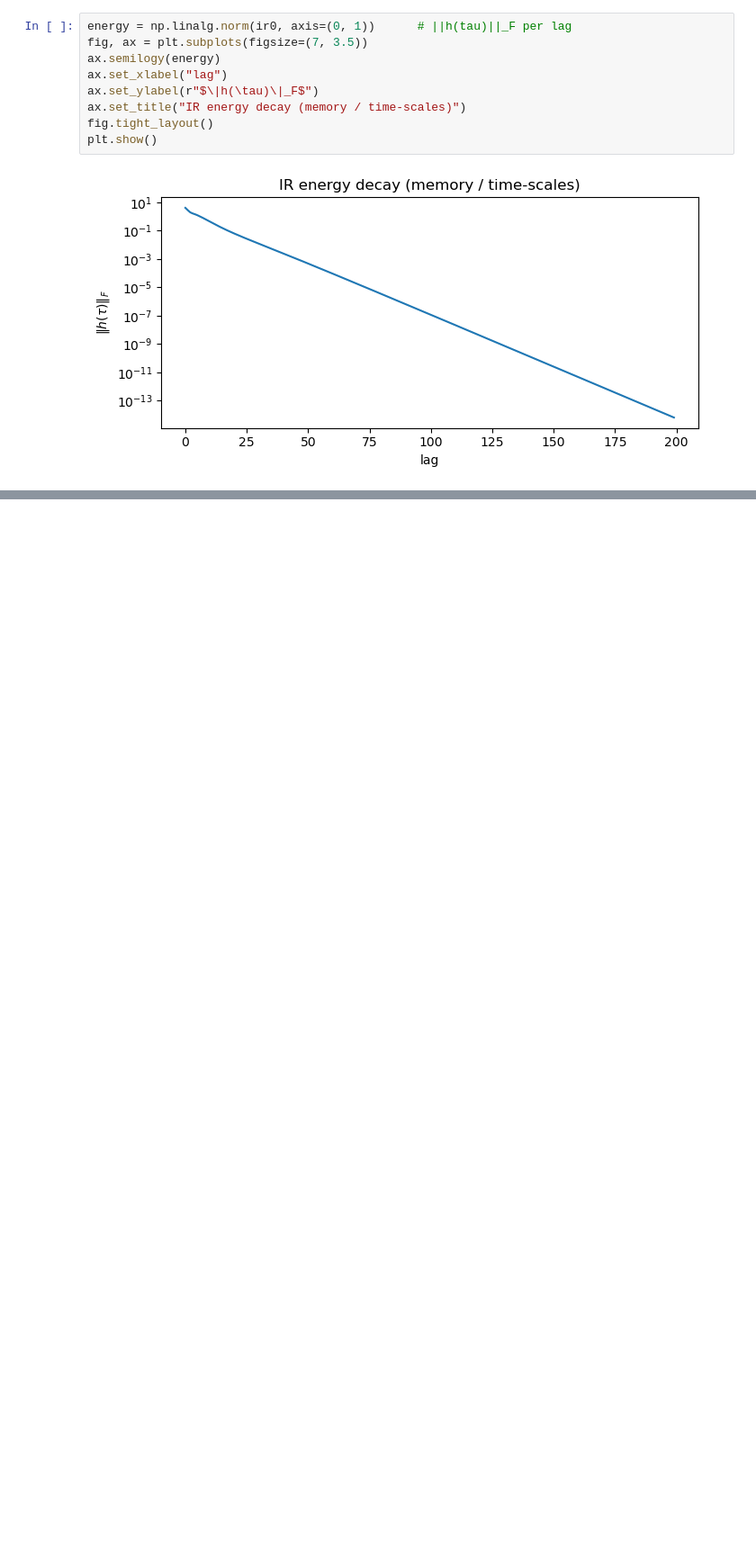
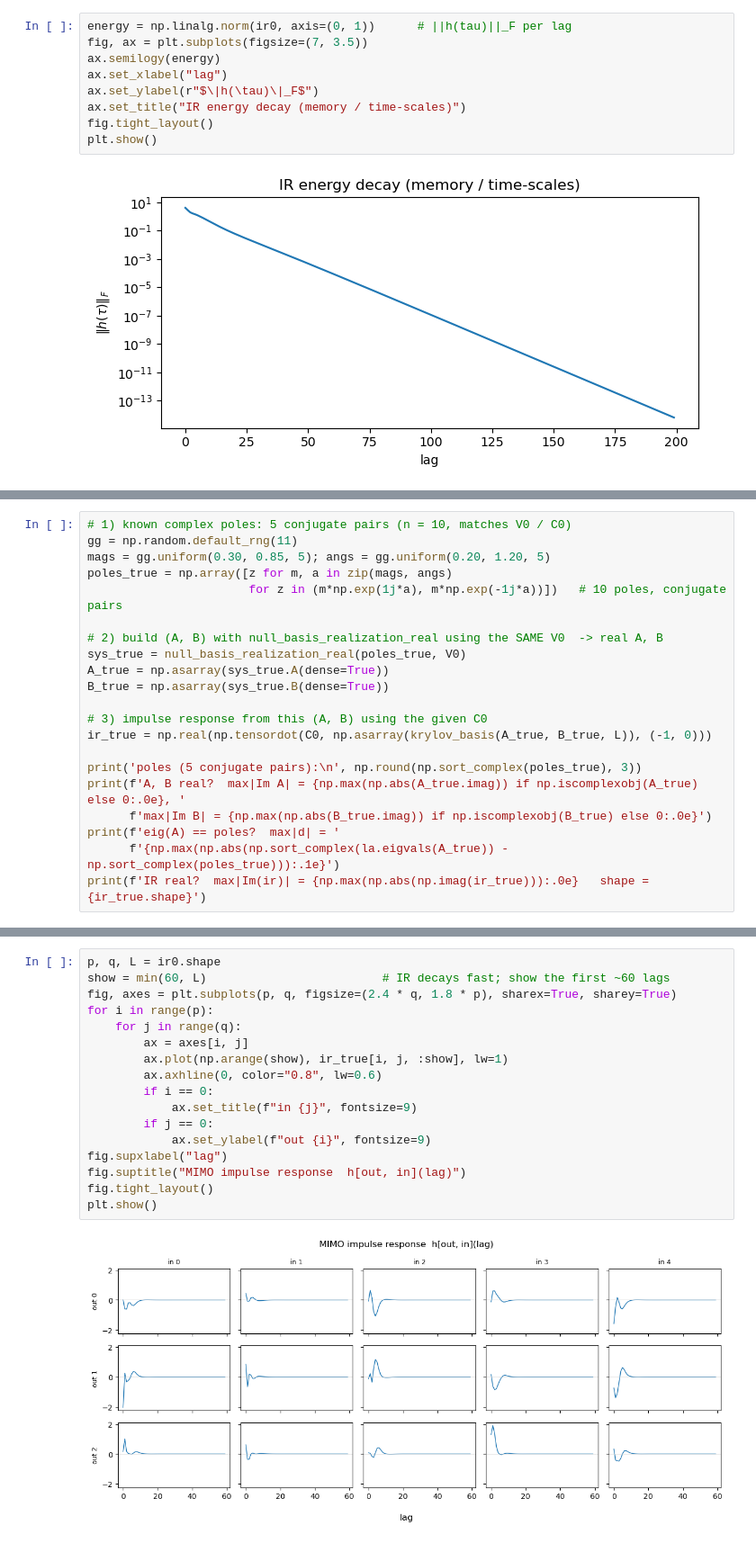
Before and after one commit to QFStudent/genesis-alpha, a Jupyter notebook: notebooks/test_mor.ipynb, the cells around one changed output, grey strips where cells are left out. Shown at 90% size. Drawn from its saved outputs; the diff is of its cells as text; blank space fills up the shorter version.

```diff
--- a/notebooks/test_mor.ipynb
+++ b/notebooks/test_mor.ipynb
@@ -81,0 +229,21 @@ array([0.00523246, 0.04632223, 0.12447962, 0.23205404, 0.35851535,
+# %%
+# 1) known complex poles: 5 conjugate pairs (n = 10, matches V0 / C0)
+gg = np.random.default_rng(11)
+mags = gg.uniform(0.30, 0.85, 5); angs = gg.uniform(0.20, 1.20, 5)
+poles_true = np.array([z for m, a in zip(mags, angs)
+                       for z in (m*np.exp(1j*a), m*np.exp(-1j*a))])   # 10 poles, conjugate pairs
+
+# 2) build (A, B) with null_basis_realization_real using the SAME V0  -> real A, B
+sys_true = null_basis_realization_real(poles_true, V0)
+A_true = np.asarray(sys_true.A(dense=True))
+B_true = np.asarray(sys_true.B(dense=True))
+
+# 3) impulse response from this (A, B) using the given C0
+ir_true = np.real(np.tensordot(C0, np.asarray(krylov_basis(A_true, B_true, L)), (-1, 0)))
+
+print('poles (5 conjugate pairs):\n', np.round(np.sort_complex(poles_true), 3))
+print(f'A, B real?  max|Im A| = {np.max(np.abs(A_true.imag)) if np.iscomplexobj(A_true) else 0:.0e}, '
+      f'max|Im B| = {np.max(np.abs(B_true.imag)) if np.iscomplexobj(B_true) else 0:.0e}')
+print(f'eig(A) == poles?  max|d| = '
+      f'{np.max(np.abs(np.sort_complex(la.eigvals(A_true)) - np.sort_complex(poles_true))):.1e}')
+print(f'IR real?  max|Im(ir)| = {np.max(np.abs(np.imag(ir_true))):.0e}   shape = {ir_true.shape}')
@@ -81,0 +265,19 @@ array([0.00523246, 0.04632223, 0.12447962, 0.23205404, 0.35851535,
+# %%
+p, q, L = ir0.shape
+show = min(60, L)                         # IR decays fast; show the first ~60 lags
+fig, axes = plt.subplots(p, q, figsize=(2.4 * q, 1.8 * p), sharex=True, sharey=True)
+for i in range(p):
+    for j in range(q):
+        ax = axes[i, j]
+        ax.plot(np.arange(show), ir_true[i, j, :show], lw=1)
+        ax.axhline(0, color="0.8", lw=0.6)
+        if i == 0:
+            ax.set_title(f"in {j}", fontsize=9)
+        if j == 0:
+            ax.set_ylabel(f"out {i}", fontsize=9)
+fig.supxlabel("lag")
+fig.suptitle("MIMO impulse response  h[out, in](lag)")
+fig.tight_layout()
+plt.show()
+# %% [output]
+[figure, added]
```
Also changed, not shown: parts of 37 cells of this notebook, 34 other files.
